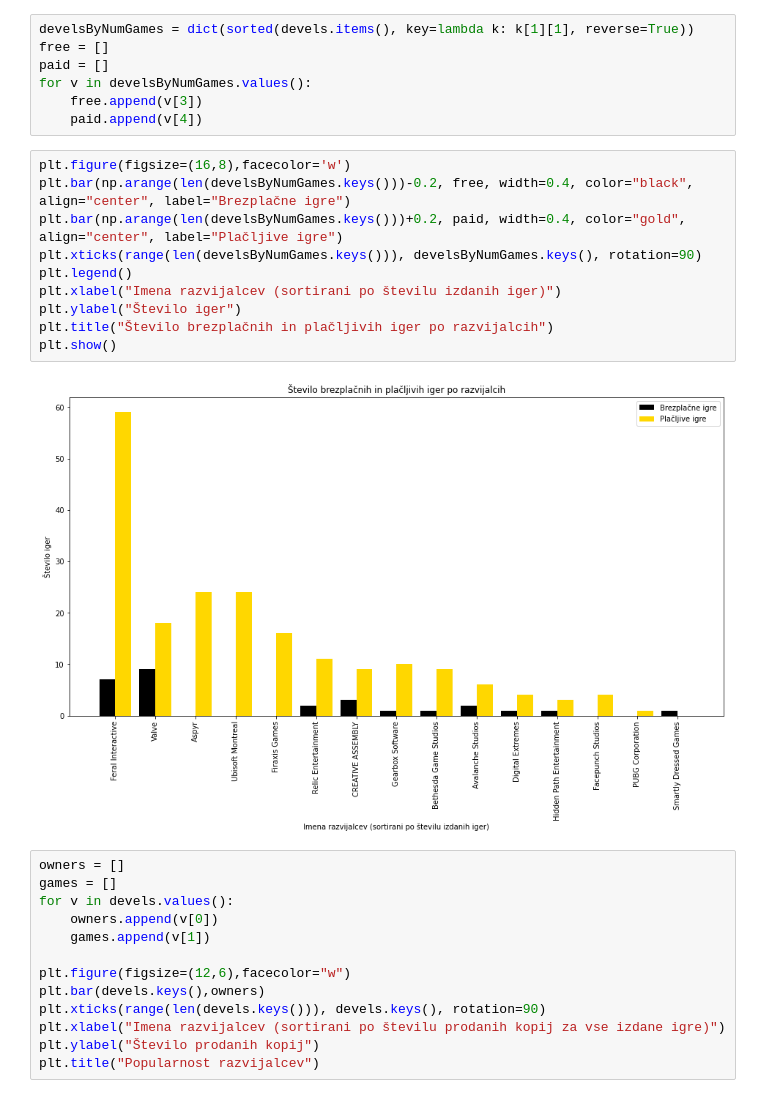
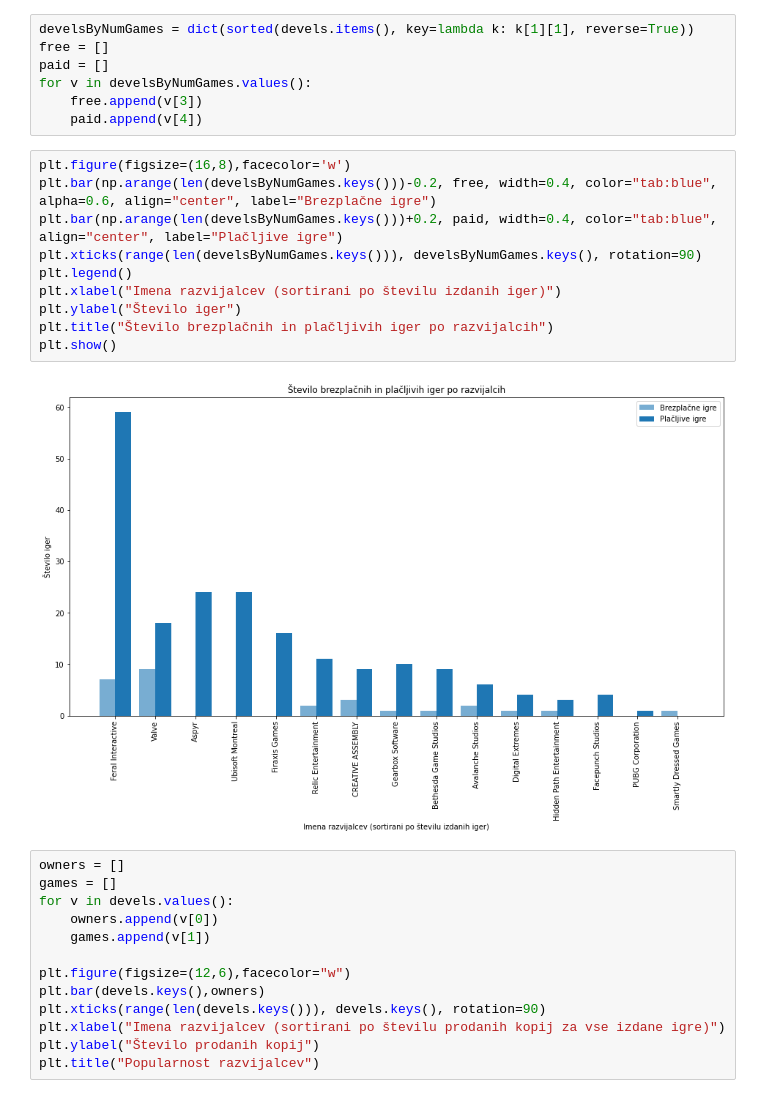
Before and after one commit to matejgrzinic/PR20MGDPMZML, a Jupyter notebook: popovic.ipynb, the cells around one changed output. Cells and saved outputs as stored; diff of their text form.

```diff
--- a/popovic.ipynb
+++ b/popovic.ipynb
@@ -105,16 +105,16 @@ for v in develsByNumGames.values():
     paid.append(v[4])
 # %%
 plt.figure(figsize=(16,8),facecolor='w')
-plt.bar(np.arange(len(develsByNumGames.keys()))-0.2, free, width=0.4, color="black", align="center", label="Brezplačne igre")
-plt.bar(np.arange(len(develsByNumGames.keys()))+0.2, paid, width=0.4, color="gold", align="center", label="Plačljive igre")
+plt.bar(np.arange(len(develsByNumGames.keys()))-0.2, free, width=0.4, color="tab:blue", alpha=0.6, align="center", label="Brezplačne igre")
+plt.bar(np.arange(len(develsByNumGames.keys()))+0.2, paid, width=0.4, color="tab:blue", align="center", label="Plačljive igre")
 plt.xticks(range(len(develsByNumGames.keys())), develsByNumGames.keys(), rotation=90)
 plt.legend()
 plt.xlabel("Imena razvijalcev (sortirani po številu izdanih iger)")
 plt.ylabel("Število iger")
 plt.title("Število brezplačnih in plačljivih iger po razvijalcih")
 plt.show()
 # %% [output]
-[figure, old version]
+[figure, new version]
 # %%
 owners = []
 games = []
```
Also changed, not shown: parts of 9 cells of this notebook.
